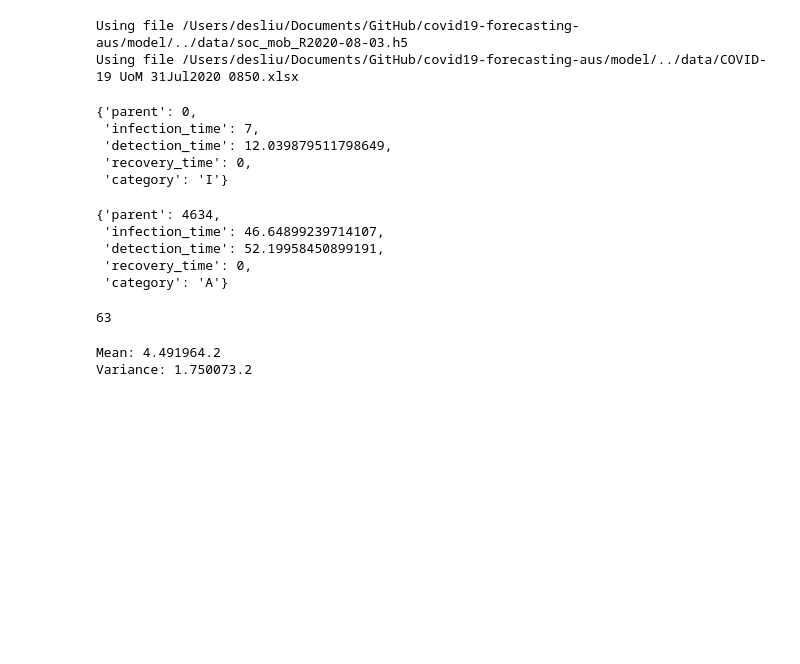
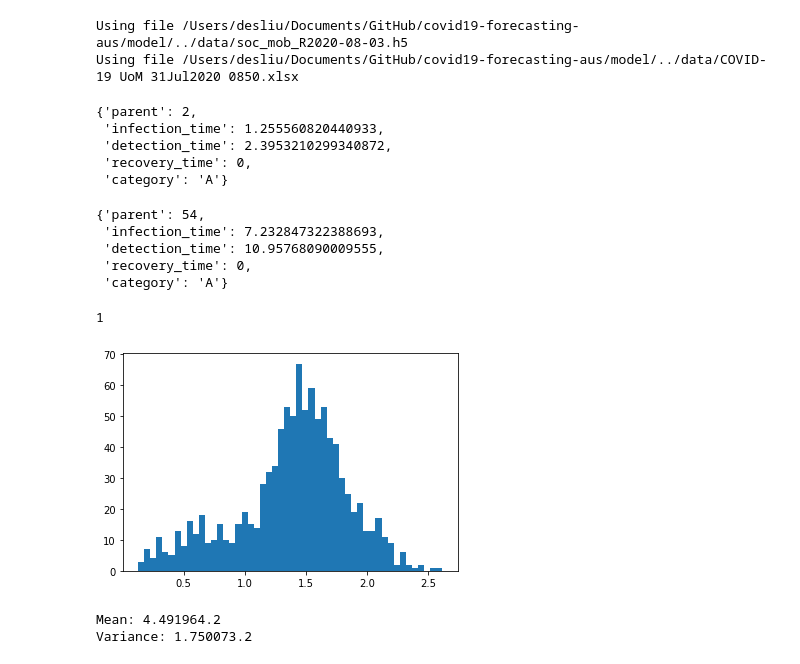
Before and after one commit to tdennisliu/covid19-forecasting-aus, a Jupyter notebook: model/simulation_model.ipynb, the cells around one changed output. Saved outputs shown, nothing was run; the diff lists cells and outputs as text; code cells hidden in the pictures; blank space fills up the shorter version.

```diff
--- a/model/simulation_model.ipynb
+++ b/model/simulation_model.ipynb
@@ -1484,9 +1495,12 @@ forecast_date = '2020-07-31'
 
 n_sims= 20  #number of sims
 time_end = 60
-forecast_type = 'R_L'
+forecast_type = 'R_L0'
 state = 'NSW'
-print("Simulating state " +states[0])
+
+#Number of initial symptomatic and asymptomatic cases
+initial_cases = [10,4]
+print("Simulating state " +state)
 
 progress = False
 
@@ -1505,7 +1519,7 @@ current = {
     'VIC':[2,0,0], #1
     'WA':[0,0,0],
  }
-
+current ={state: [0,initial_cases[0],initial_cases[1]]}
 forecast_dict = {}
 
 initial_people = ['I']*current[state][0] + \
@@ -1604,26 +1618,39 @@ cases, observed_cases, parameters = Model.simulate(50,5,5)
 # %%
 #Look at a person in the people dictionary
-Model.people[215].__dict__
+Model.people[15].__dict__
 # %% [output]
-{'parent': 0,
- 'infection_time': 7,
- 'detection_time': 12.039879511798649,
+{'parent': 2,
+ 'infection_time': 1.255560820440933,
+ 'detection_time': 2.3953210299340872,
  'recovery_time': 0,
- 'category': 'I'}
+ 'category': 'A'}
 # %%
 #Look at the last person
 Model.people[len(Model.people)-1].__dict__
 # %% [output]
-{'parent': 4634,
- 'infection_time': 46.64899239714107,
- 'detection_time': 52.19958450899191,
+{'parent': 54,
+ 'infection_time': 7.232847322388693,
+ 'detection_time': 10.95768090009555,
  'recovery_time': 0,
  'category': 'A'}
 # %%
 #how many offspring are in the next generation after simulation end_date
 Model.cases_after
 # %% [output]
-63
+1
+# %%
+#reproduction number for day n
+#if forecast_type is R_L0, then every day has the same distribution for Reff
+# which is baseline for 1st March with no social distancing in Aus.
+n = 30
+
+fig, ax = plt.subplots()
+
+ax.hist(Model.Reff[n],bins=50)
+
+plt.show()
+# %% [output]
+[figure, added]
 # %%
 #Infection time distribution
 fig,ax = plt.subplots(figsize=(12,9))
```
Also changed, not shown: parts of 2 cells of this notebook.
